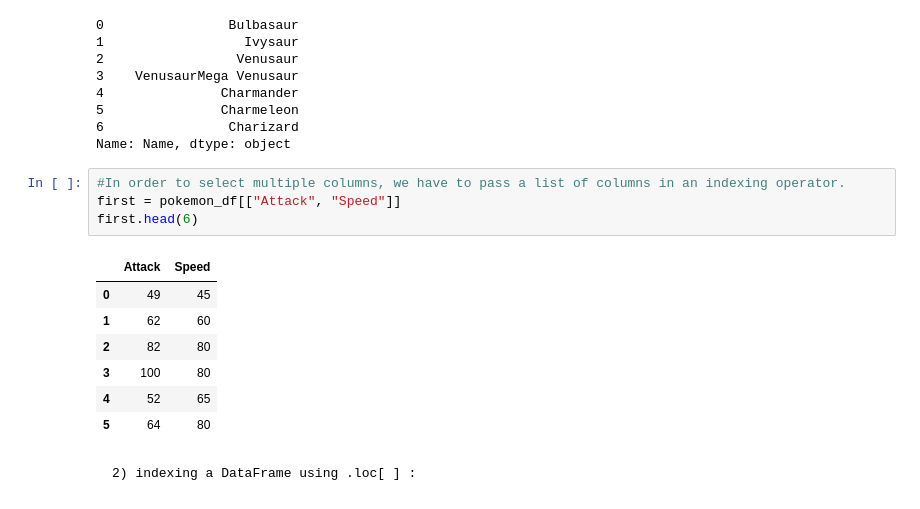
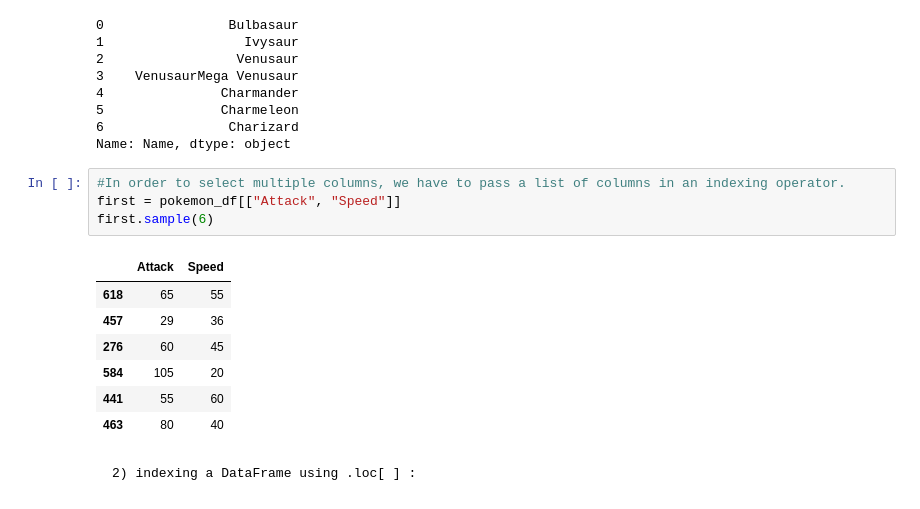
Before and after one commit to shruthi-jay/pandas, a Jupyter notebook: pytho.ipynb, the cells around one changed output. Saved outputs shown, nothing was run; the diff lists cells and outputs as text.

```diff
--- a/pytho.ipynb
+++ b/pytho.ipynb
@@ -530,15 +593,15 @@ Name: Name, dtype: object
 # %%
 #In order to select multiple columns, we have to pass a list of columns in an indexing operator.
 first = pokemon_df[["Attack", "Speed"]]
-first.head(6)
+first.sample(6)
 # %% [output]
 |  | Attack | Speed |
-| 0 | 49 | 45 |
-| 1 | 62 | 60 |
-| 2 | 82 | 80 |
-| 3 | 100 | 80 |
-| 4 | 52 | 65 |
-| 5 | 64 | 80 |
+| 618 | 65 | 55 |
+| 457 | 29 | 36 |
+| 276 | 60 | 45 |
+| 584 | 105 | 20 |
+| 441 | 55 | 60 |
+| 463 | 80 | 40 |
 # %% [markdown]
     2) indexing a DataFrame using .loc[ ] :
 # %%
```
Also changed, not shown: parts of 86 cells of this notebook.
